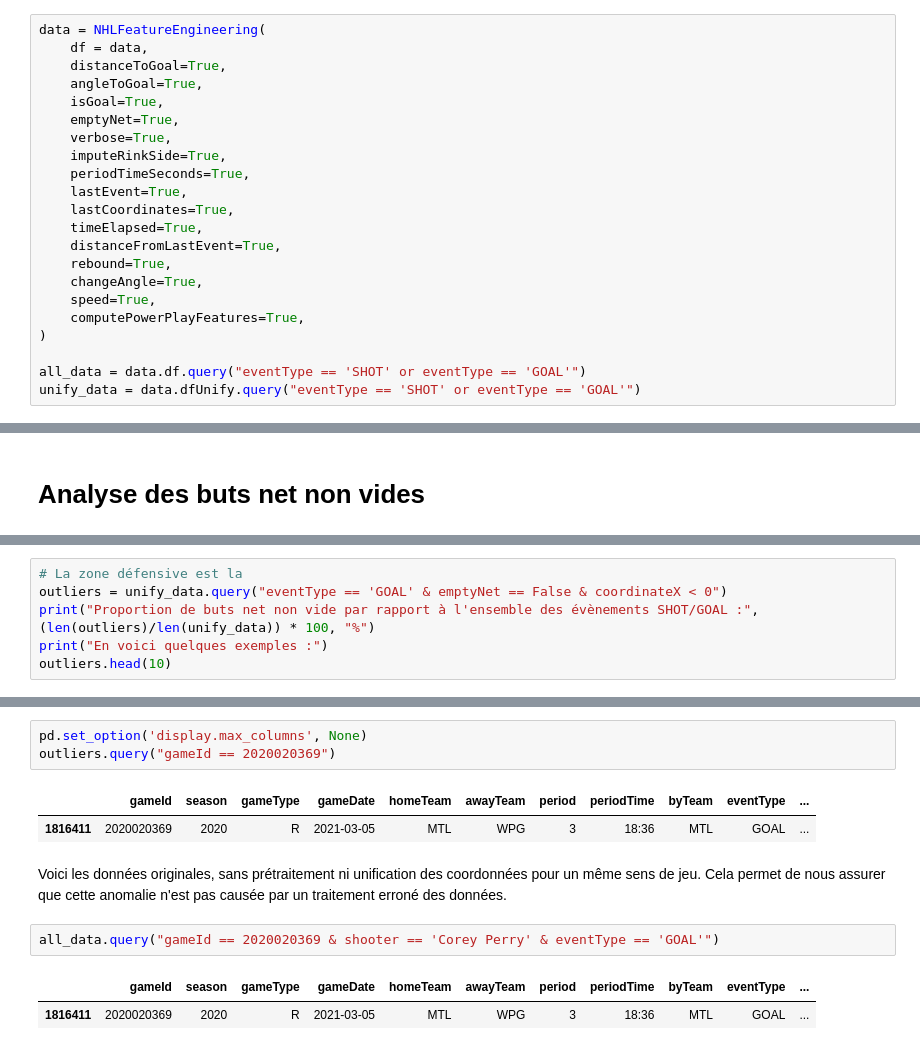
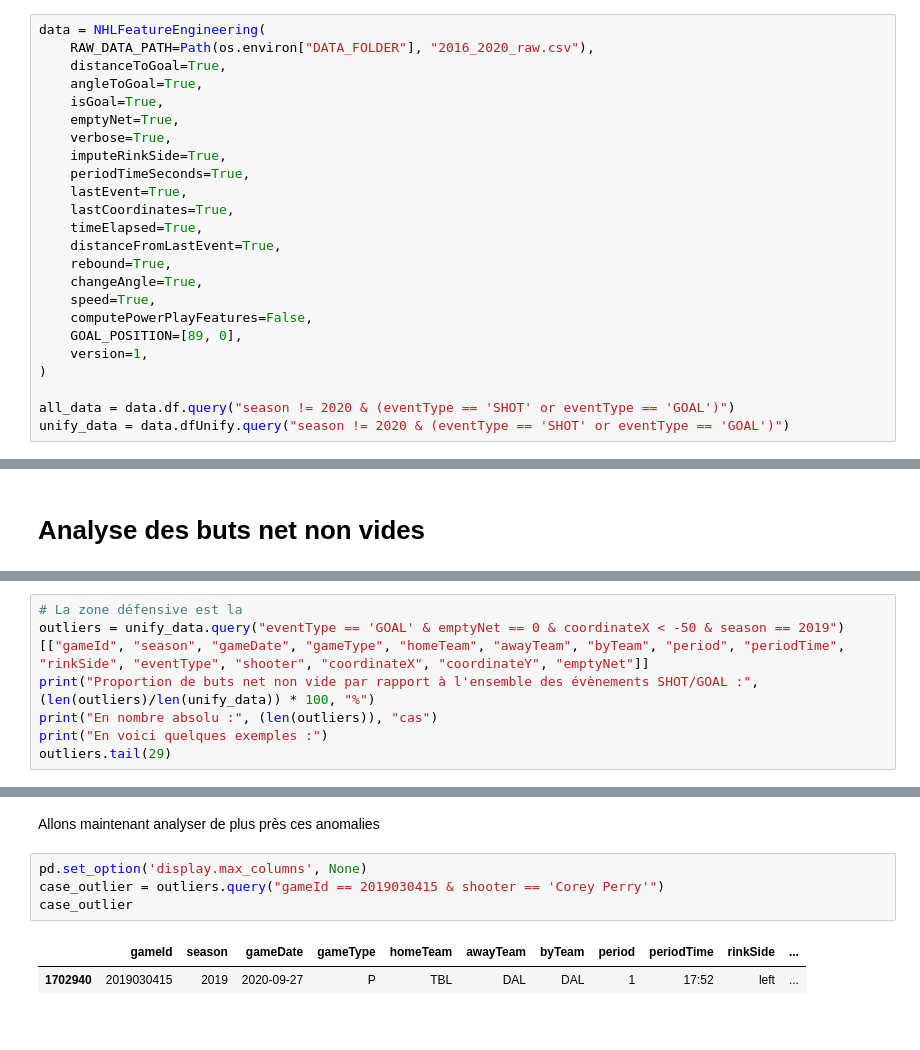
Before and after one commit to AlexMaggioni/NHL_Project, a Jupyter notebook: Milestone2/feature_engineering_1_plots.ipynb, the cells around one changed output, grey strips where cells are left out. Saved outputs shown, nothing was run; the diff lists cells and outputs as text.

```diff
--- a/Milestone2/feature_engineering_1_plots.ipynb
+++ b/Milestone2/feature_engineering_1_plots.ipynb
@@ -25,6 +21,6 @@ data = pd.read_csv(Path(os.environ["DATA_FOLDER"], "2016_2020_raw.csv"))
 # %%
 data = NHLFeatureEngineering(
-    df = data,
+    RAW_DATA_PATH=Path(os.environ["DATA_FOLDER"], "2016_2020_raw.csv"),
     distanceToGoal=True,
     angleToGoal=True,
     isGoal=True,
@@ -39,9 +35,11 @@ data = NHLFeatureEngineering(
     rebound=True,
     changeAngle=True,
     speed=True,
-    computePowerPlayFeatures=True,
+    computePowerPlayFeatures=False,
+    GOAL_POSITION=[89, 0],
+    version=1,
 )
 
-all_data = data.df.query("eventType == 'SHOT' or eventType == 'GOAL'")
-unify_data = data.dfUnify.query("eventType == 'SHOT' or eventType == 'GOAL'")
+all_data = data.df.query("season != 2020 & (eventType == 'SHOT' or eventType == 'GOAL')")
+unify_data = data.dfUnify.query("season != 2020 & (eventType == 'SHOT' or eventType == 'GOAL')")
 # %% [output]
@@ -336,7 +334,8 @@ plt.show()
 # %%
 # La zone défensive est la
-outliers = unify_data.query("eventType == 'GOAL' & emptyNet == False & coordinateX < 0")
+outliers = unify_data.query("eventType == 'GOAL' & emptyNet == 0 & coordinateX < -50 & season == 2019")[["gameId", "season", "gameDate", "gameType", "homeTeam", "awayTeam", "byTeam", "period", "periodTime", "rinkSide", "eventType", "shooter", "coordinateX", "coordinateY", "emptyNet"]]
 print("Proportion de buts net non vide par rapport à l'ensemble des évènements SHOT/GOAL :", (len(outliers)/len(unify_data)) * 100, "%")
+print("En nombre absolu :", (len(outliers)), "cas")
 print("En voici quelques exemples :")
-outliers.head(10)
+outliers.tail(29)
 # %% [output]
@@ -361,13 +376,9 @@ Si l'entrée est véridique, cela impliquerait que Corey Perry a marqué un but
+# %% [markdown]
+Allons maintenant analyser de plus près ces anomalies
 # %%
 pd.set_option('display.max_columns', None)
-outliers.query("gameId == 2020020369")
+case_outlier = outliers.query("gameId == 2019030415 & shooter == 'Corey Perry'")
+case_outlier
 # %% [output]
-|  | gameId | season | gameType | gameDate | homeTeam | awayTeam | period | periodTime | byTeam | eventType | ... |
-| 1816411 | 2020020369 | 2020 | R | 2021-03-05 | MTL | WPG | 3 | 18:36 | MTL | GOAL | ... |
+|  | gameId | season | gameDate | gameType | homeTeam | awayTeam | byTeam | period | periodTime | rinkSide | ... |
+| 1702940 | 2019030415 | 2019 | 2020-09-27 | P | TBL | DAL | DAL | 1 | 17:52 | left | ... |
-# %% [markdown]
-Voici les données originales, sans prétraitement ni unification des coordonnées pour un même sens de jeu. Cela permet de nous assurer que cette anomalie n'est pas causée par un traitement erroné des données.
-# %%
-all_data.query("gameId == 2020020369 & shooter == 'Corey Perry' & eventType == 'GOAL'")
-# %% [output]
-|  | gameId | season | gameType | gameDate | homeTeam | awayTeam | period | periodTime | byTeam | eventType | ... |
-| 1816411 | 2020020369 | 2020 | R | 2021-03-05 | MTL | WPG | 3 | 18:36 | MTL | GOAL | ... |
```
Also changed, not shown: parts of 18 cells of this notebook.
